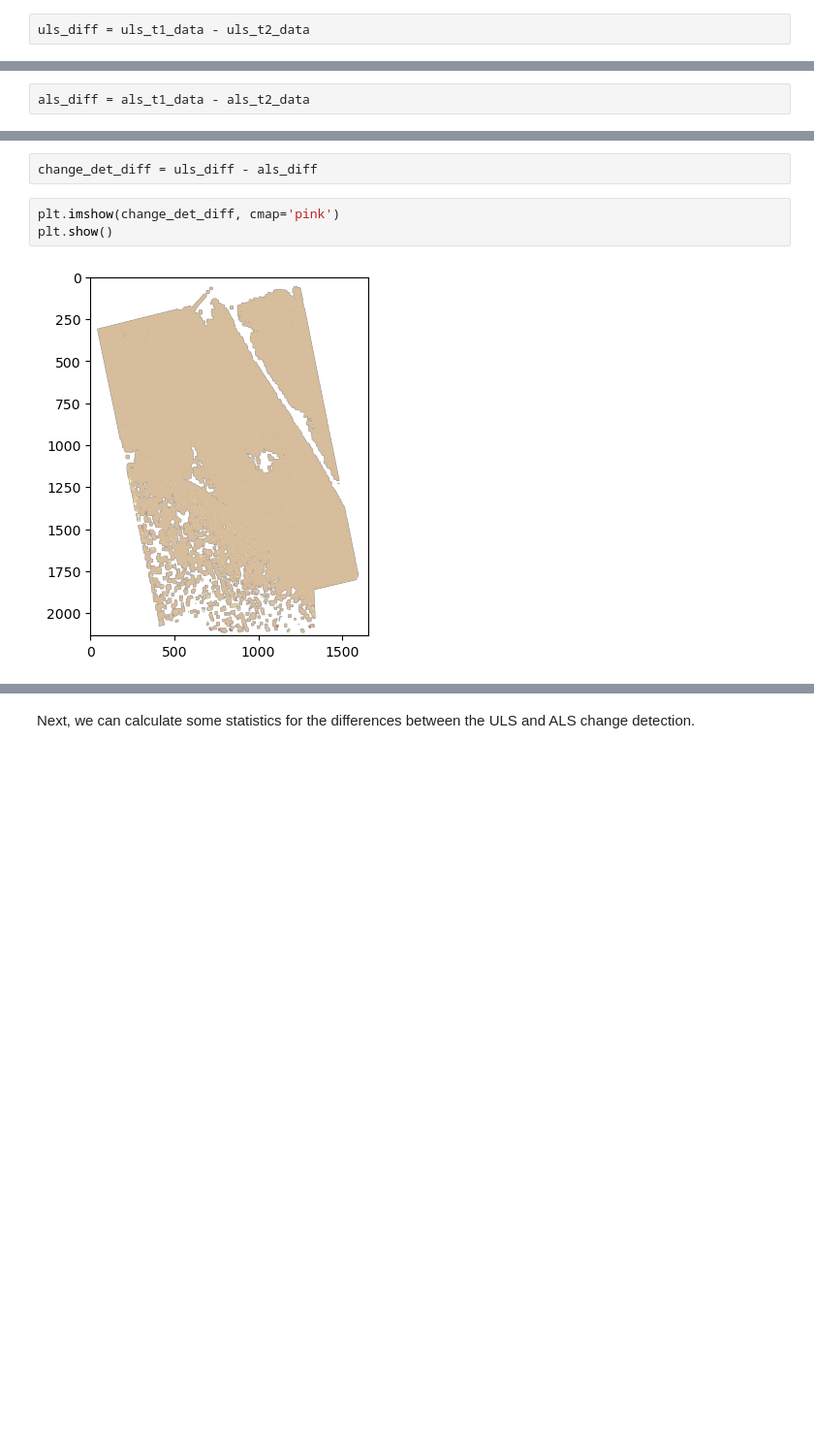
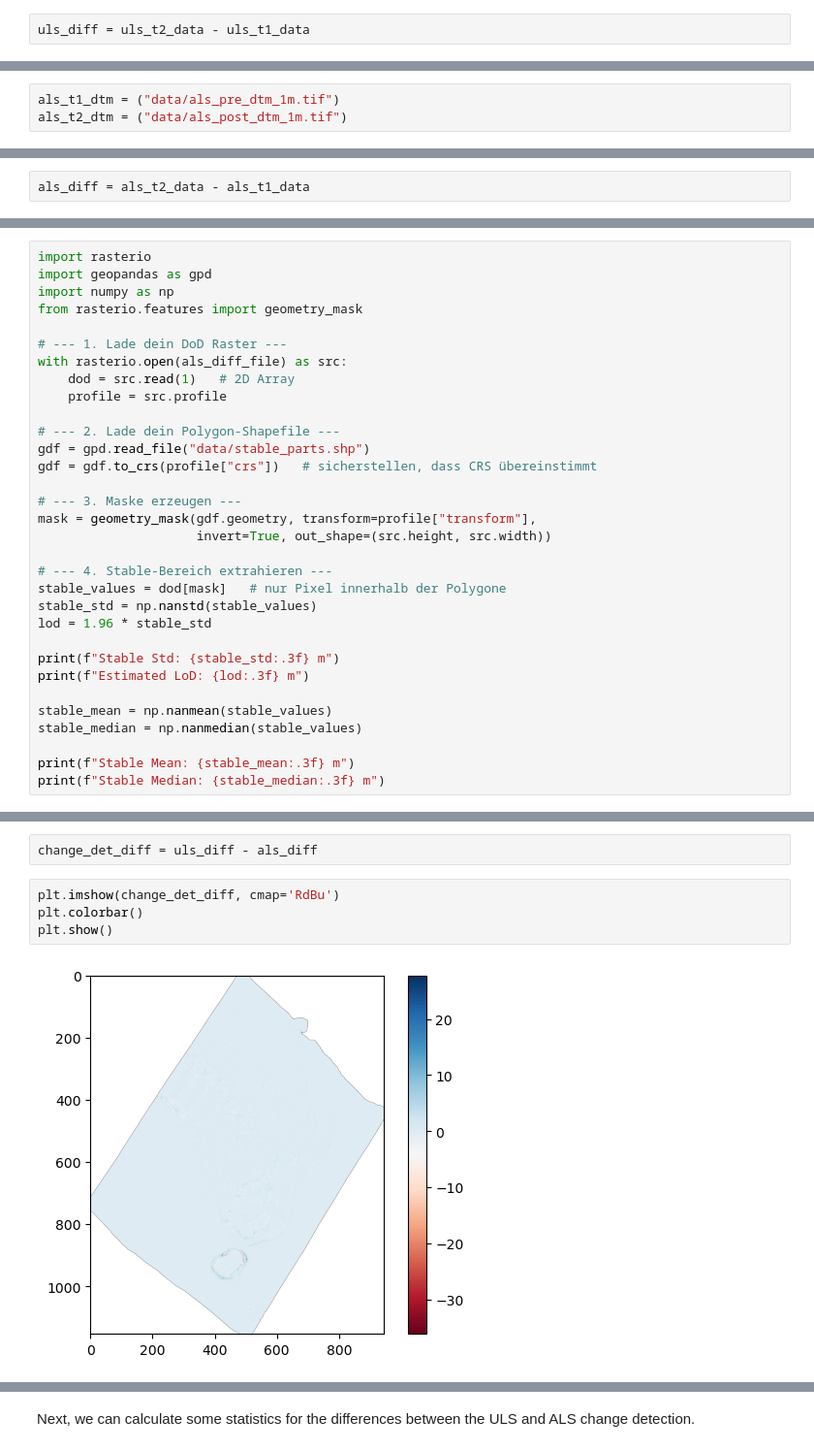
Before and after one commit to leonfallair/norcia, a Jupyter notebook: m3_theme2_exercise1_copy.ipynb, the cells around one changed output, grey strips where cells are left out. Shown at 97% size. Cells and saved outputs as stored; diff of their text form; blank space fills up the shorter version.

Commit message:
added stable parts und updated notebook

```diff
--- a/m3_theme2_exercise1_copy.ipynb
+++ b/m3_theme2_exercise1_copy.ipynb
@@ -140,5 +188,5 @@ with rio.open(uls_t1_dtm) as src:
 with rio.open(uls_t2_dtm) as src:
     uls_t2_data = src.read(1, masked=True)
 # %%
-uls_diff = uls_t1_data - uls_t2_data
+uls_diff = uls_t2_data - uls_t1_data
 # %%
@@ -579,6 +713,9 @@ pipeline = pdal.Pipeline(json_dtm)
 exe = pipeline.execute()
 # %% [markdown]
 **3.3 Calculate difference of rasters:**
+# %%
+als_t1_dtm = ("data/als_pre_dtm_1m.tif")
+als_t2_dtm = ("data/als_post_dtm_1m.tif")
 # %%
 with rio.open(als_t1_dtm) as src:
     als_t1_data = src.read(1, masked=True)
@@ -588,5 +725,5 @@ with rio.open(als_t2_dtm) as src:
     als_t2_data = src.read(1, masked=True)
     dsm_meta = src.profile
 # %%
-als_diff = als_t1_data - als_t2_data
+als_diff = als_t2_data - als_t1_data
 # %%
@@ -601,3 +737,35 @@ als_diff_file = 'als_diff.tif'
 
 with rio.open(als_diff_file, 'w', **dsm_meta) as ff:
     ff.write(als_diff, 1)
+# %%
+import rasterio
+import geopandas as gpd
+import numpy as np
+from rasterio.features import geometry_mask
+
+# --- 1. Lade dein DoD Raster ---
+with rasterio.open(als_diff_file) as src:
+    dod = src.read(1)   # 2D Array
+    profile = src.profile
+
+# --- 2. Lade dein Polygon-Shapefile ---
+gdf = gpd.read_file("data/stable_parts.shp")
+gdf = gdf.to_crs(profile["crs"])   # sicherstellen, dass CRS übereinstimmt
+
+# --- 3. Maske erzeugen ---
+mask = geometry_mask(gdf.geometry, transform=profile["transform"],
+                     invert=True, out_shape=(src.height, src.width))
+
+# --- 4. Stable-Bereich extrahieren ---
+stable_values = dod[mask]   # nur Pixel innerhalb der Polygone
+stable_std = np.nanstd(stable_values)
+lod = 1.96 * stable_std
+
+print(f"Stable Std: {stable_std:.3f} m")
+print(f"Estimated LoD: {lod:.3f} m")
+
+stable_mean = np.nanmean(stable_values)
+stable_median = np.nanmedian(stable_values)
+
+print(f"Stable Mean: {stable_mean:.3f} m")
+print(f"Stable Median: {stable_median:.3f} m")
@@ -632,7 +939,8 @@ The visual comparison did not reveal any major differences between the surface c
 # %%
 change_det_diff = uls_diff - als_diff
 # %%
-plt.imshow(change_det_diff, cmap='pink')
+plt.imshow(change_det_diff, cmap='RdBu')
+plt.colorbar()
 plt.show()
 # %% [output]
-[figure, old version]
+[figure, new version]
```
Also changed, not shown: parts of 24 cells of this notebook, 5 other files.
